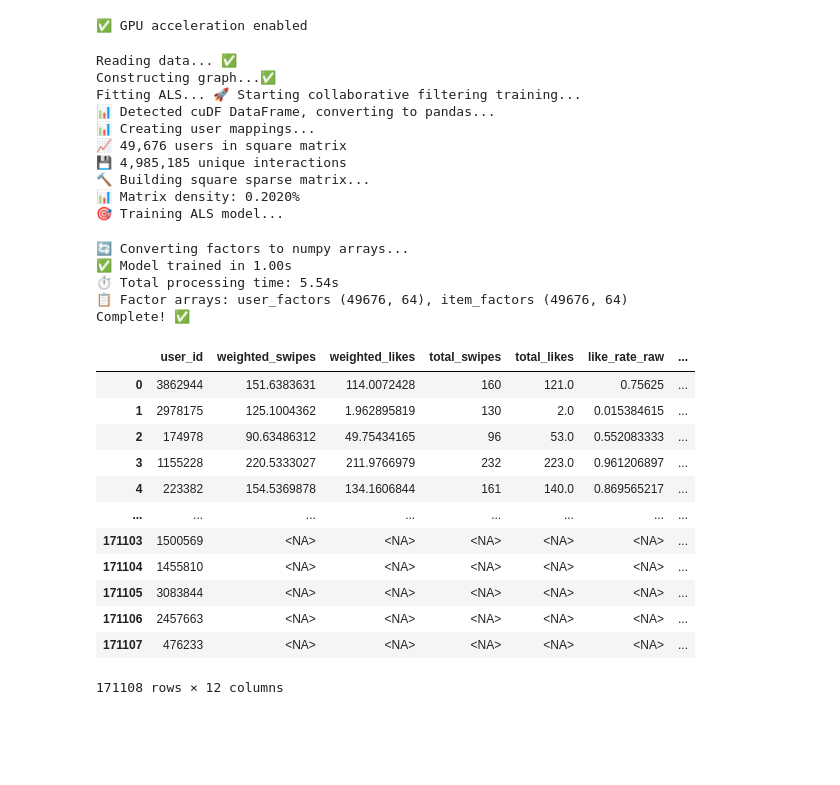
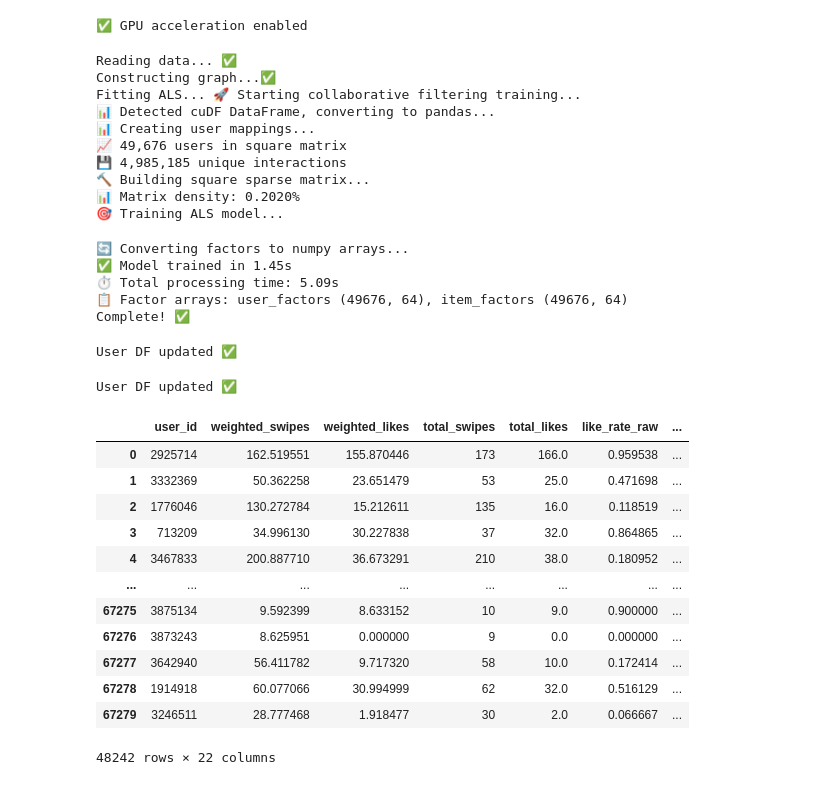
Before and after one commit to zainansarii/matchmaker, a Jupyter notebook: examples/basic_usage.ipynb, the cells around one changed output. Drawn from its saved outputs; the diff is of its cells as text; code cells hidden in the pictures; blank space fills up the shorter version.

Commit message:
Test popularity/engagement correlation

```diff
--- a/examples/basic_usage.ipynb
+++ b/examples/basic_usage.ipynb
@@ -12,7 +12,7 @@ engine = matchmaker.MatchingEngine()
 # %% [output]
 ✅ GPU acceleration enabled
 # %%
-engine.load_interactions("data/swipes.csv",
+mme.load_interactions("data/swipes.csv",
   decider_col='decidermemberid',
   other_col='othermemberid',
   like_col='like',
@@ -29,8 +29,8 @@ Fitting ALS... 🚀 Starting collaborative filtering training...
 📊 Matrix density: 0.2020%
 🎯 Training ALS model...
 🔄 Converting factors to numpy arrays...
-✅ Model trained in 1.00s
-⏱️ Total processing time: 5.54s
+✅ Model trained in 1.45s
+⏱️ Total processing time: 5.09s
 📋 Factor arrays: user_factors (49676, 64), item_factors (49676, 64)
 Complete! ✅
 # %%
@@ -41,16 +41,10 @@ als_model = engine.als_model
 # %%
-engine.run_engagement()
+mme.run_engagement()
 # %% [output]
-|  | user_id | weighted_swipes | weighted_likes | total_swipes | total_likes | like_rate_raw | ... |
-| 0 | 3862944 | 151.6383631 | 114.0072428 | 160 | 121.0 | 0.75625 | ... |
-| 1 | 2978175 | 125.1004362 | 1.962895819 | 130 | 2.0 | 0.015384615 | ... |
-| 2 | 174978 | 90.63486312 | 49.75434165 | 96 | 53.0 | 0.552083333 | ... |
-| 3 | 1155228 | 220.5333027 | 211.9766979 | 232 | 223.0 | 0.961206897 | ... |
-| 4 | 223382 | 154.5369878 | 134.1606844 | 161 | 140.0 | 0.869565217 | ... |
-| ... | ... | ... | ... | ... | ... | ... | ... |
-| 171103 | 1500569 | <NA> | <NA> | <NA> | <NA> | <NA> | ... |
-| 171104 | 1455810 | <NA> | <NA> | <NA> | <NA> | <NA> | ... |
-| 171105 | 3083844 | <NA> | <NA> | <NA> | <NA> | <NA> | ... |
-| 171106 | 2457663 | <NA> | <NA> | <NA> | <NA> | <NA> | ... |
-| 171107 | 476233 | <NA> | <NA> | <NA> | <NA> | <NA> | ... |
-171108 rows × 12 columns
+User DF updated ✅
+# %%
+mme.run_popularity()
+# %% [output]
+User DF updated ✅
+# %%
+user_stats = mme.user_df
@@ -57 +56,17 @@ engine.run_engagement()
+# %%
+user_stats.dropna(subset='total_swipes')
+# %% [output]
+|  | user_id | weighted_swipes | weighted_likes | total_swipes | total_likes | like_rate_raw | ... |
+| 0 | 2925714 | 162.519551 | 155.870446 | 173 | 166.0 | 0.959538 | ... |
+| 1 | 3332369 | 50.362258 | 23.651479 | 53 | 25.0 | 0.471698 | ... |
+| 2 | 1776046 | 130.272784 | 15.212611 | 135 | 16.0 | 0.118519 | ... |
+| 3 | 713209 | 34.996130 | 30.227838 | 37 | 32.0 | 0.864865 | ... |
+| 4 | 3467833 | 200.887710 | 36.673291 | 210 | 38.0 | 0.180952 | ... |
+| ... | ... | ... | ... | ... | ... | ... | ... |
+| 67275 | 3875134 | 9.592399 | 8.633152 | 10 | 9.0 | 0.900000 | ... |
+| 67276 | 3873243 | 8.625951 | 0.000000 | 9 | 0.0 | 0.000000 | ... |
+| 67277 | 3642940 | 56.411782 | 9.717320 | 58 | 10.0 | 0.172414 | ... |
+| 67278 | 1914918 | 60.077066 | 30.994999 | 62 | 32.0 | 0.516129 | ... |
+| 67279 | 3246511 | 28.777468 | 1.918477 | 30 | 2.0 | 0.066667 | ... |
+48242 rows × 22 columns
 # %%
```
Also changed, not shown: parts of 16 cells of this notebook, 3 other files.
